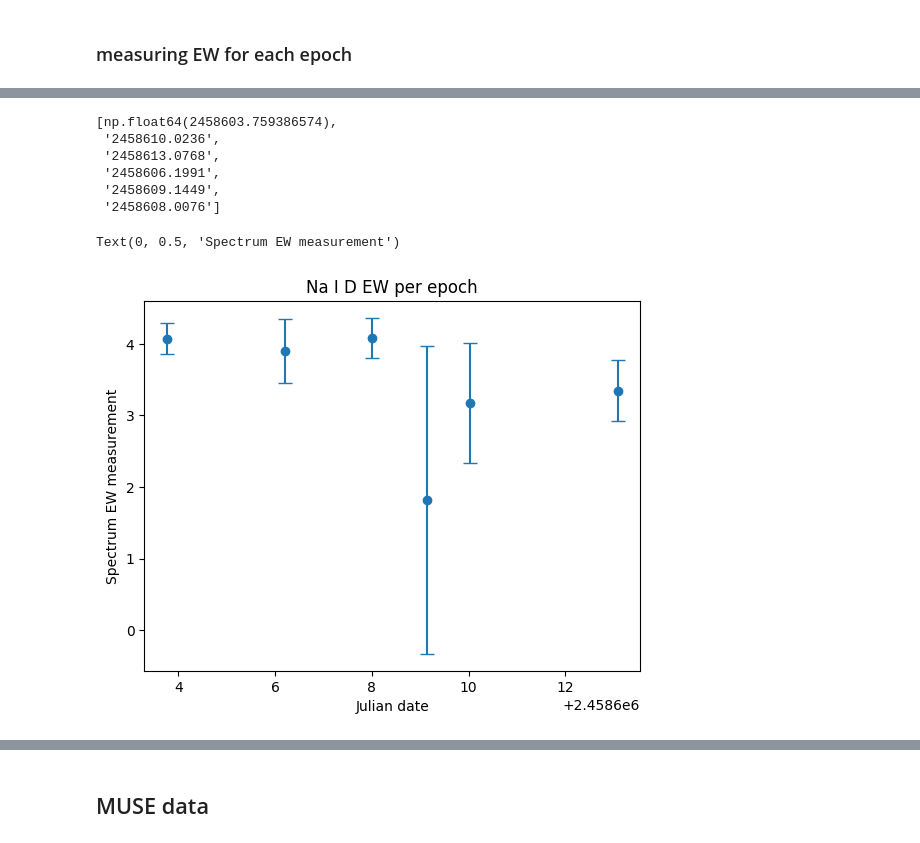
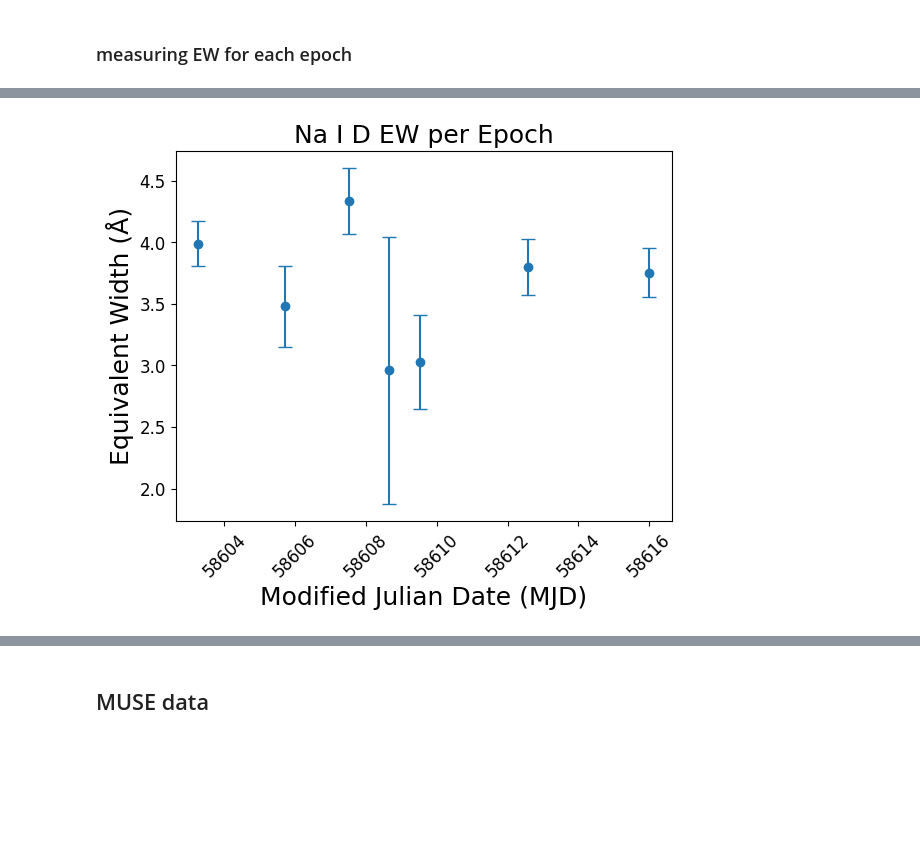
Before and after one commit to rita-png/extinction-ifs, a Jupyter notebook: SNe-host-comparison/poster-CC-sanpedro.ipynb, the cells around one changed output, grey strips where cells are left out. Saved outputs shown, nothing was run; the diff lists cells and outputs as text; code cells hidden in the pictures; blank space fills up the shorter version.

```diff
--- a/SNe-host-comparison/poster-CC-sanpedro.ipynb
+++ b/SNe-host-comparison/poster-CC-sanpedro.ipynb
@@ -44,7 +37,7 @@ np.True_
 # %%
 from pathlib import Path
 
-directory = Path(file_path)
+directory = Path(file_path+"SNe-spectra/")
 
 filenames = [f.name for f in directory.iterdir() if f.is_file()]
 # %%
@@ -133,3 +124,7 @@ len(spectra)
 np.save("spectra.npy", spectra, allow_pickle=True)
 # %% [markdown]
 ### measuring EW for each epoch
+# %%
+for spec in spectra:
+
+    print(spec["file"])
@@ -139,16 +143,23 @@ spectra = np.load("spectra.npy", allow_pickle=True)
 ews = []
 ews_uncs = []
 jds = []
+i=0
 for spec in spectra:
+
+    i+=1
+    if i==7: #this file has very low resolution, its the ascii file
+        continue
 
     print(spec["file"])
     x = spec["x"]
     y = spec["y"]
 
-    if central_wavelength*(1+z)>np.max(x) or central_wavelength*(1+z)<np.min(x):
-        continue
+    print(type(x))
+    #if central_wavelength*(1+z)>np.max(x) or central_wavelength*(1+z)<np.min(x):
+    #    continue
 
-    ew,ew_unc,foo=EW_voronoi_bins(np.array([y]),x,central_wavelength*(1+z),v=1500,KS=100,plots=True)
+
+    ew,ew_unc,foo=EW_voronoi_bins(np.array([y]),x,central_wavelength*(1+z),v=1000,KS=30,plots=True)
 
     ews.append(ew[0])
     ews_uncs.append(ew_unc[0])
@@ -202,20 +198,19 @@ ValueError: The number of derivatives at boundaries does not match: expected 1,
 # %%
-jds
+jds = np.array(jds, dtype=float)
+
+mjd = jds - 2400000.5
-# %% [output]
-[np.float64(2458603.759386574),
- '2458610.0236',
- '2458613.0768',
- '2458606.1991',
- '2458609.1449',
- '2458608.0076']
 # %%
-plt.errorbar(jds, ews, yerr=ews_uncs, fmt='o', capsize=5)
-plt.title("Na I D EW per epoch")
-plt.xlabel("Julian date")
-plt.ylabel("Spectrum EW measurement")
+plt.errorbar(mjd, ews, yerr=ews_uncs, fmt='o', capsize=5)
+plt.title("Na I D EW per Epoch",fontsize=18)
+plt.xlabel("Modified Julian Date (MJD)",fontsize=18)
+plt.ylabel("Equivalent Width (Å)",fontsize=18)
+
+plt.tick_params(axis='both', labelsize=12)
+plt.ticklabel_format(axis='x', style='plain', useOffset=False)
+plt.xticks(rotation=45)
+plt.savefig("SN2019time-variability.pdf", bbox_inches='tight')
 # %% [output]
-Text(0, 0.5, 'Spectrum EW measurement')
-[figure, old version]
+[figure, new version]
 # %%
 #df = pd.read_csv(file_path+filenames[0], sep=r"\s+", header=None)
 # %%
```
Also changed, not shown: parts of 13 cells of this notebook, 4 other files.
